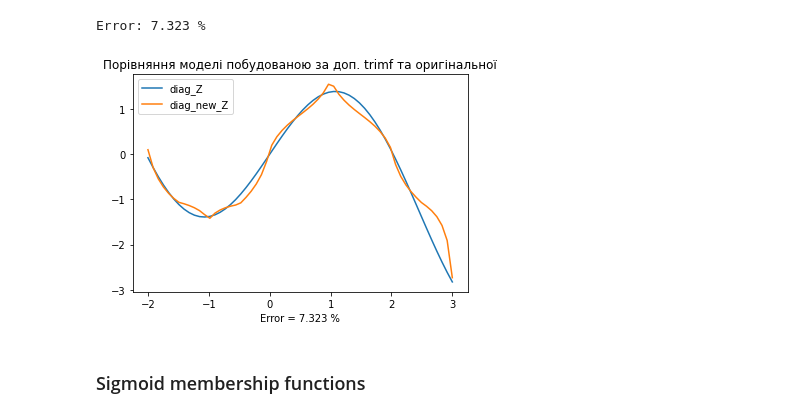
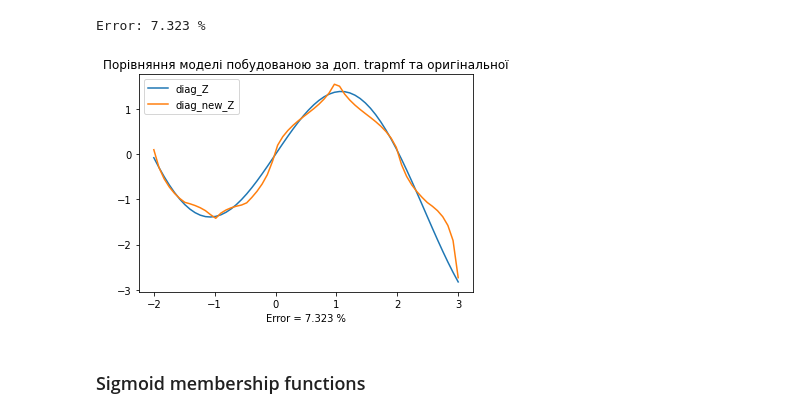
Before and after one commit to VladimirFokow/KPI_labs, a Jupyter notebook: M&T of AI/lab2/lab2.ipynb, the cells around one changed output. Saved outputs shown, nothing was run; the diff lists cells and outputs as text; code cells hidden in the pictures.

```diff
--- a/M&T of AI/lab2/lab2.ipynb
+++ b/M&T of AI/lab2/lab2.ipynb
@@ -297,12 +297,12 @@ Error: 7.323 %
 # %%
 plt.plot(long_x, diag_Z)
 plt.plot(long_x, diag_new_Z)
-plt.title("Порівняння моделі побудованою за доп. trimf та оригінальної")
+plt.title("Порівняння моделі побудованою за доп. trapmf та оригінальної")
 plt.xlabel(f"Error = {error} %")
 plt.legend(['diag_Z', 'diag_new_Z'])
 plt.show()
 # %% [output]
-[figure, old version]
+[figure, new version]
 # %% [markdown]
 ### Sigmoid membership functions
 # %%
```
Also changed, not shown: parts of 5 cells of this notebook.
